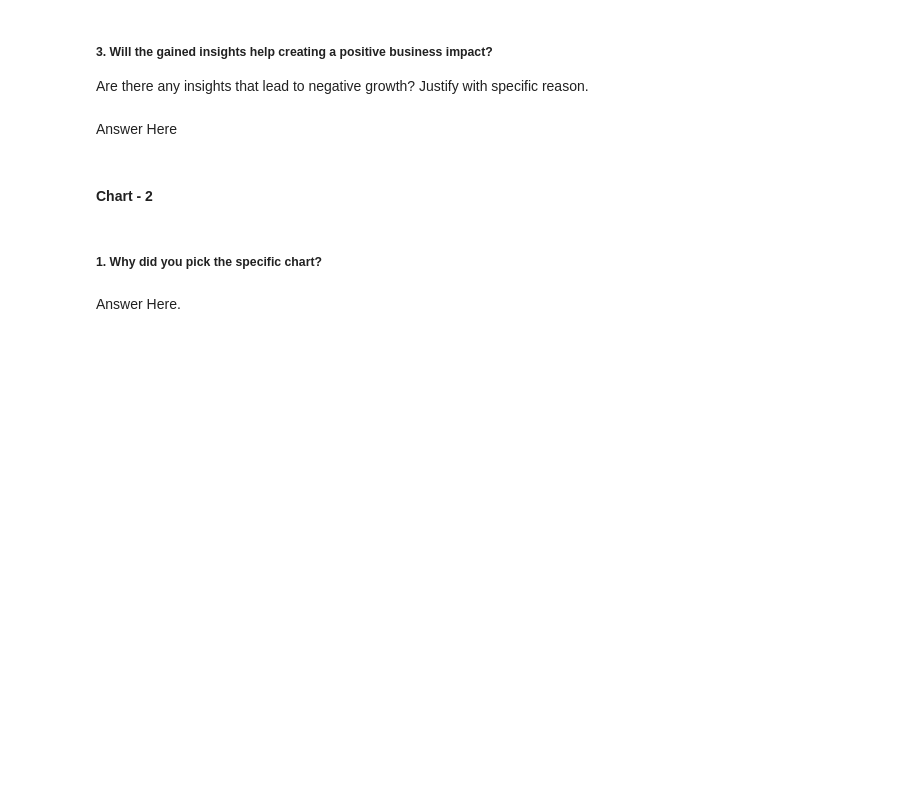
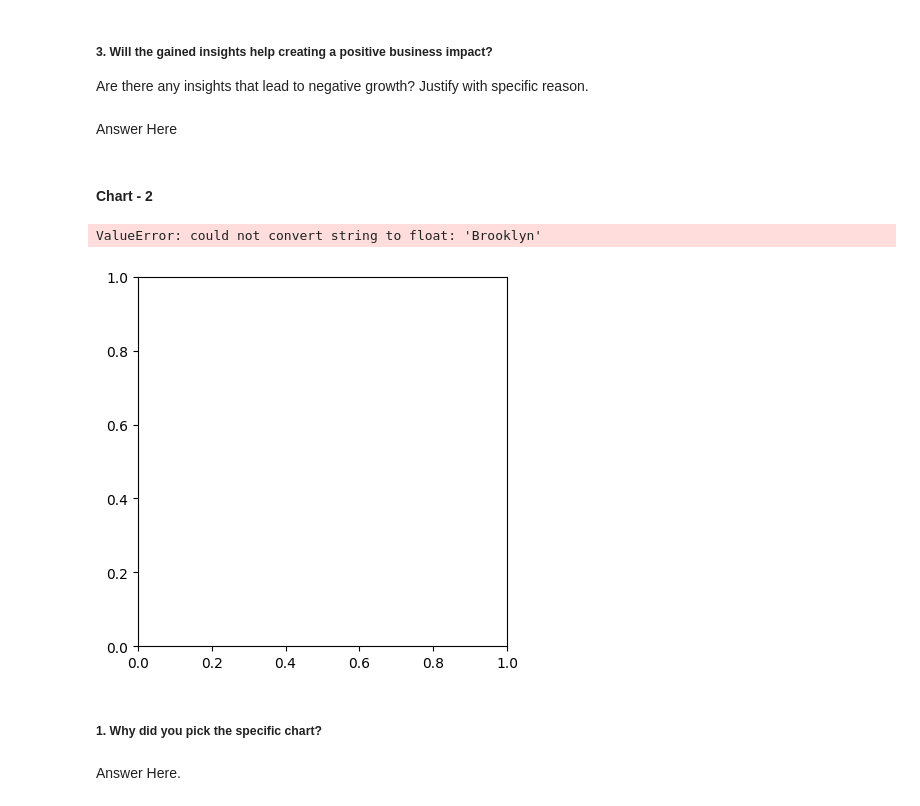
Before and after one commit to rksonu21/Air_BnB, a Jupyter notebook: EDA_Capstone_Sonu_Rajan.ipynb, the cells around one changed output. Drawn from its saved outputs; the diff is of its cells as text; code cells hidden in the pictures; blank space fills up the shorter version.

```diff
--- a/EDA_Capstone_Sonu_Rajan.ipynb
+++ b/EDA_Capstone_Sonu_Rajan.ipynb
@@ -321,3 +324,10 @@ Answer Here
+# %%
+# Chart - 1 visualization code
+x=bnb_df['neighbourhood_group']
+plt.pie(x, labels=x.count, autopct='%1.1f%%', startangle=90)
+# %% [output]
+ValueError: could not convert string to float: 'Brooklyn'
+[figure, added]
 # %% [markdown]
 ##### 1. Why did you pick the specific chart?
 # %% [markdown]
```
Also changed, not shown: parts of 7 cells of this notebook, 1 other file.
